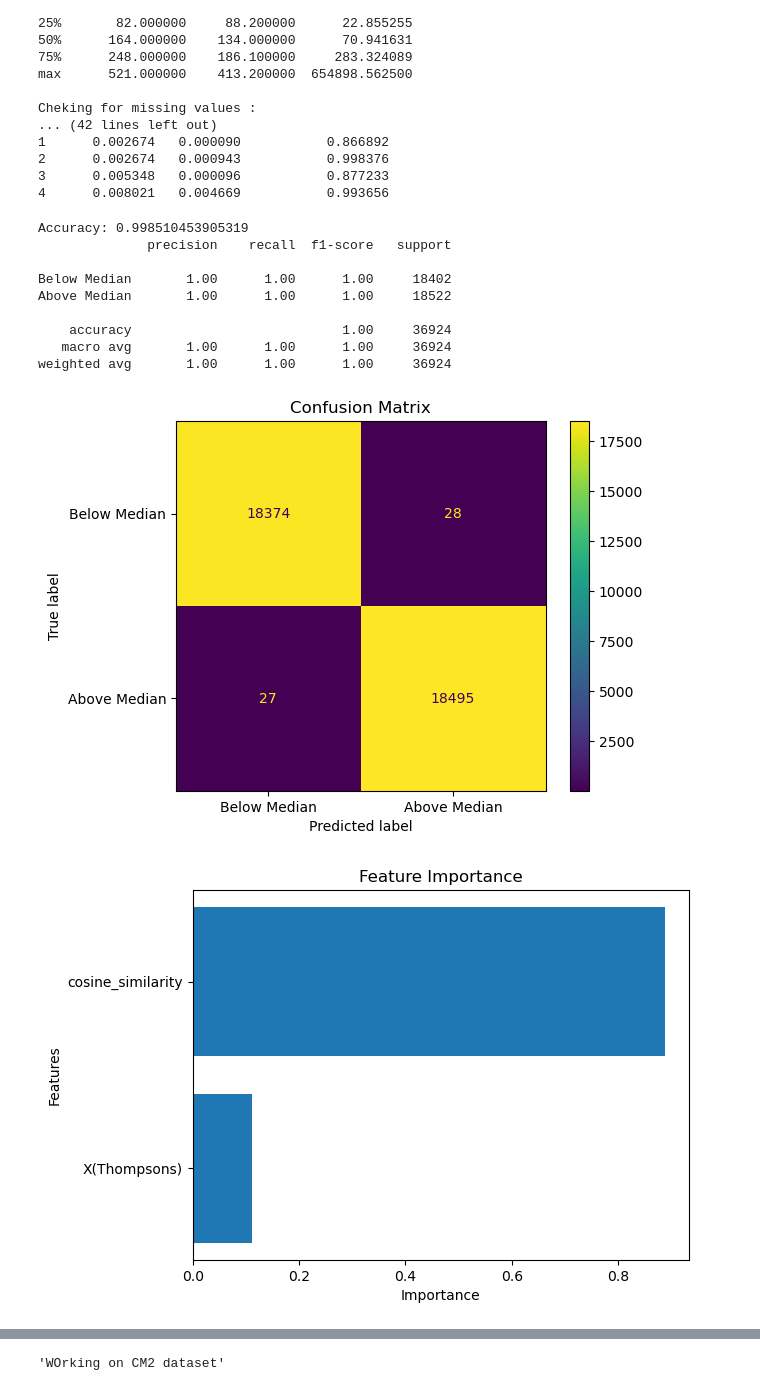
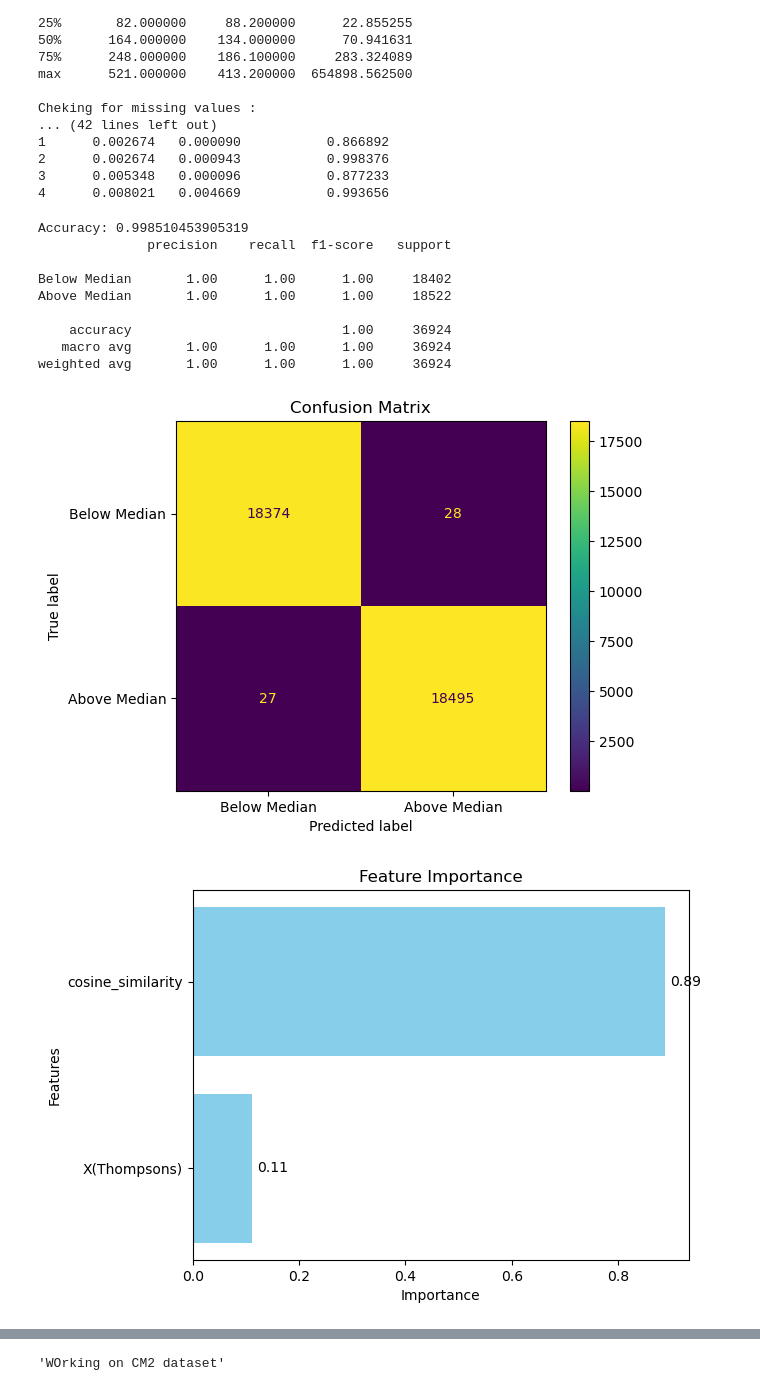
Before and after one commit to mutasim18/Mass-Sceptra-Classification, a Jupyter notebook: Source Code/Random Forest.ipynb, the cells around one changed output, grey strips where cells are left out. Saved outputs shown, nothing was run; the diff lists cells and outputs as text; code cells hidden in the pictures.

```diff
--- a/Source Code/Random Forest.ipynb
+++ b/Source Code/Random Forest.ipynb
@@ -126,7 +126,6 @@ import matplotlib.pyplot as plt
 from sklearn.ensemble import RandomForestClassifier
 from sklearn.model_selection import train_test_split
 from sklearn.metrics import classification_report, accuracy_score, ConfusionMatrixDisplay
-from sklearn.metrics import roc_curve, auc
 
 # Convert Y(Counts) into binary labels based on the median
 y = (combined_CM1_data['Y(Counts)'] > combined_CM1_data['Y(Counts)'].median()).astype(int)
@@ -151,32 +150,34 @@ y_pred = model.predict(X_test)
 accuracy = accuracy_score(y_test, y_pred)
 print(f"Accuracy: {accuracy}")
 
 # Classification Report
 report = classification_report(y_test, y_pred, target_names=["Below Median", "Above Median"])
 print(report)
 
 # Confusion Matrix
 ConfusionMatrixDisplay.from_estimator(model, X_test, y_test, display_labels=["Below Median", "Above Median"])
 plt.title("Confusion Matrix")
 plt.show()
 
 # Feature Importance
 feature_importances = model.feature_importances_
 features = X.columns
-plt.barh(features, feature_importances)
+plt.barh(features, feature_importances, color='skyblue')
+for i, v in enumerate(feature_importances):
+    plt.text(v + 0.01, i, f"{v:.2f}", va='center')
 plt.title("Feature Importance")
 plt.xlabel("Importance")
 plt.ylabel("Features")
 plt.show()
 # %% [output]
 Accuracy: 0.998510453905319
               precision    recall  f1-score   support
 
 Below Median       1.00      1.00      1.00     18402
 Above Median       1.00      1.00      1.00     18522
 
     accuracy                           1.00     36924
    macro avg       1.00      1.00      1.00     36924
 weighted avg       1.00      1.00      1.00     36924
 [figure]
-[figure, old version]
+[figure, new version]
```
Also changed, not shown: parts of 3 cells of this notebook, 7 other files.
